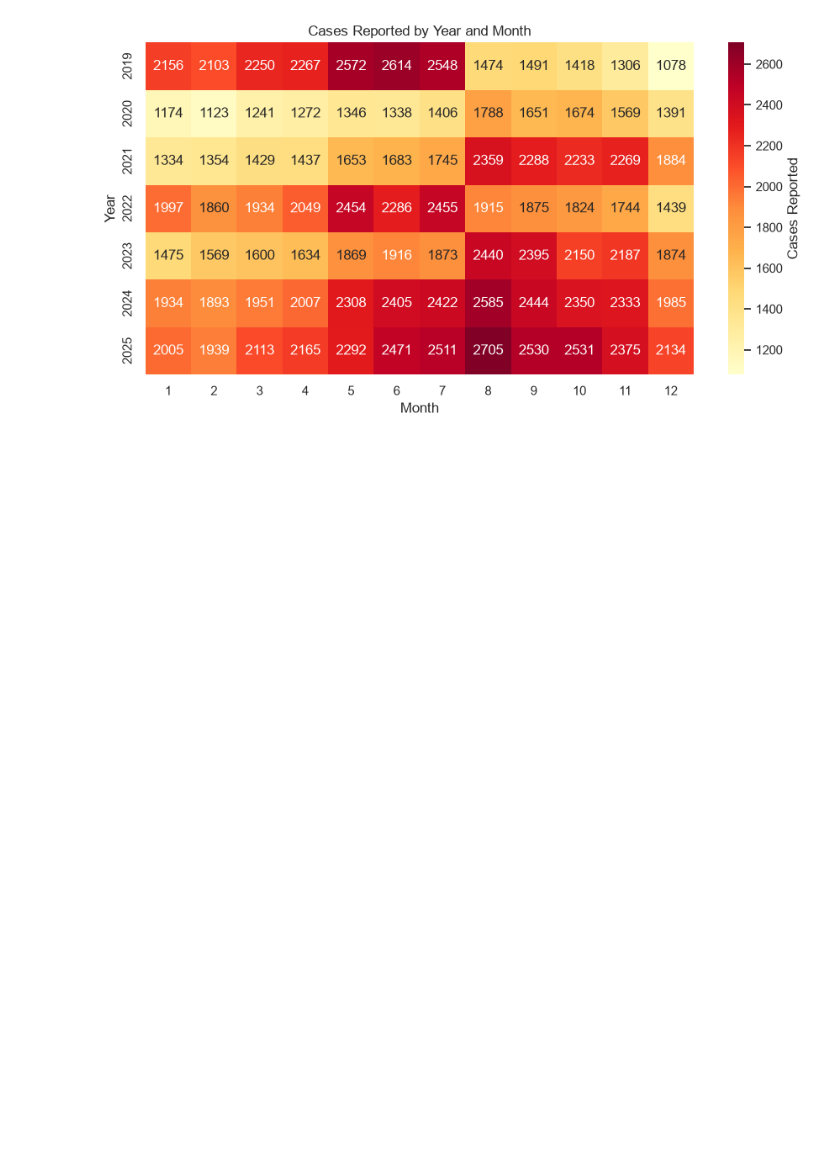
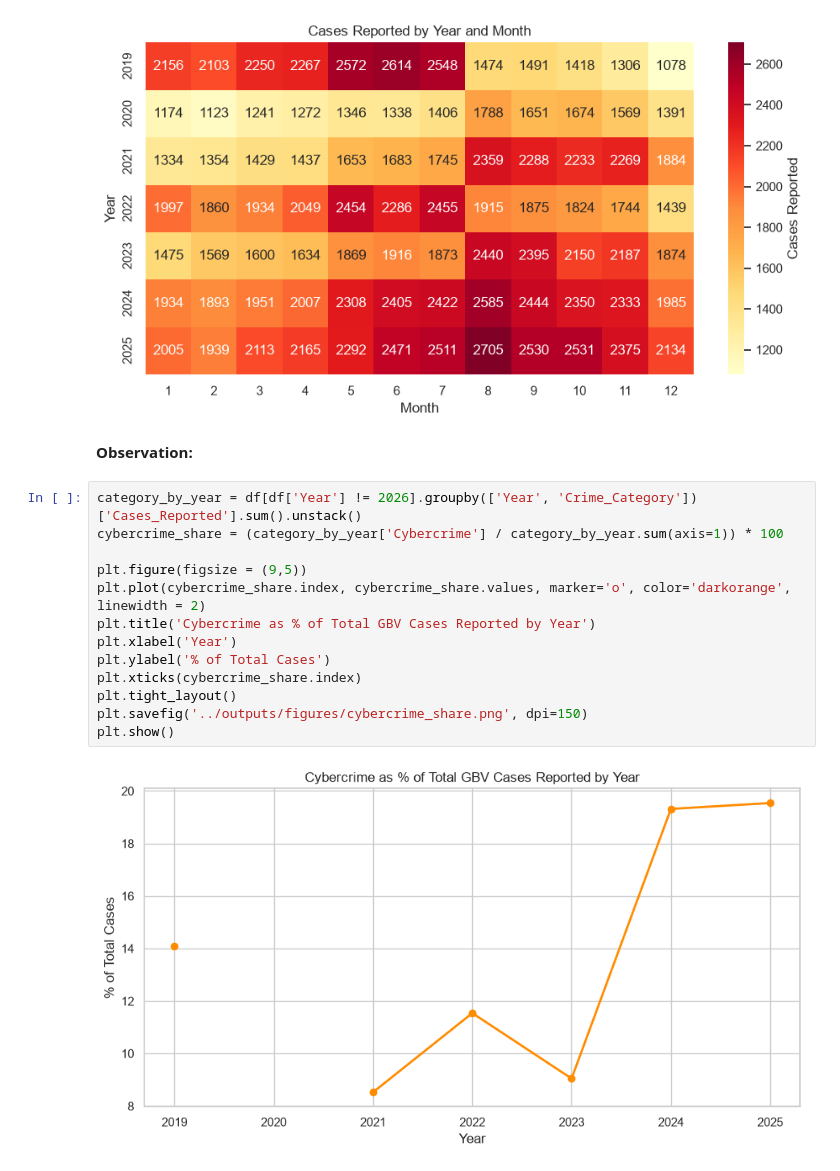
Before and after one commit to rohanpiya/gbv-nepal-eda, a Jupyter notebook: notebooks/01_gbv_nepal_eda.ipynb, the cells around one changed output. Saved outputs shown, nothing was run; the diff lists cells and outputs as text; blank space fills up the shorter version.

Commit message:
Observe crime category trends by year

```diff
--- a/notebooks/01_gbv_nepal_eda.ipynb
+++ b/notebooks/01_gbv_nepal_eda.ipynb
@@ -207,3 +207,20 @@ plt.savefig('../outputs/figures/year_month_heatmap.png', dpi=150)
 plt.show()
 # %% [output]
 [figure]
+# %% [markdown]
+**Observation:**
+# %%
+category_by_year = df[df['Year'] != 2026].groupby(['Year', 'Crime_Category'])['Cases_Reported'].sum().unstack()
+cybercrime_share = (category_by_year['Cybercrime'] / category_by_year.sum(axis=1)) * 100
+
+plt.figure(figsize = (9,5))
+plt.plot(cybercrime_share.index, cybercrime_share.values, marker='o', color='darkorange', linewidth = 2)
+plt.title('Cybercrime as % of Total GBV Cases Reported by Year')
+plt.xlabel('Year')
+plt.ylabel('% of Total Cases')
+plt.xticks(cybercrime_share.index)
+plt.tight_layout()
+plt.savefig('../outputs/figures/cybercrime_share.png', dpi=150)
+plt.show()
+# %% [output]
+[figure, added]
```
Also changed, not shown: parts of 2 cells of this notebook, 2 other files.
